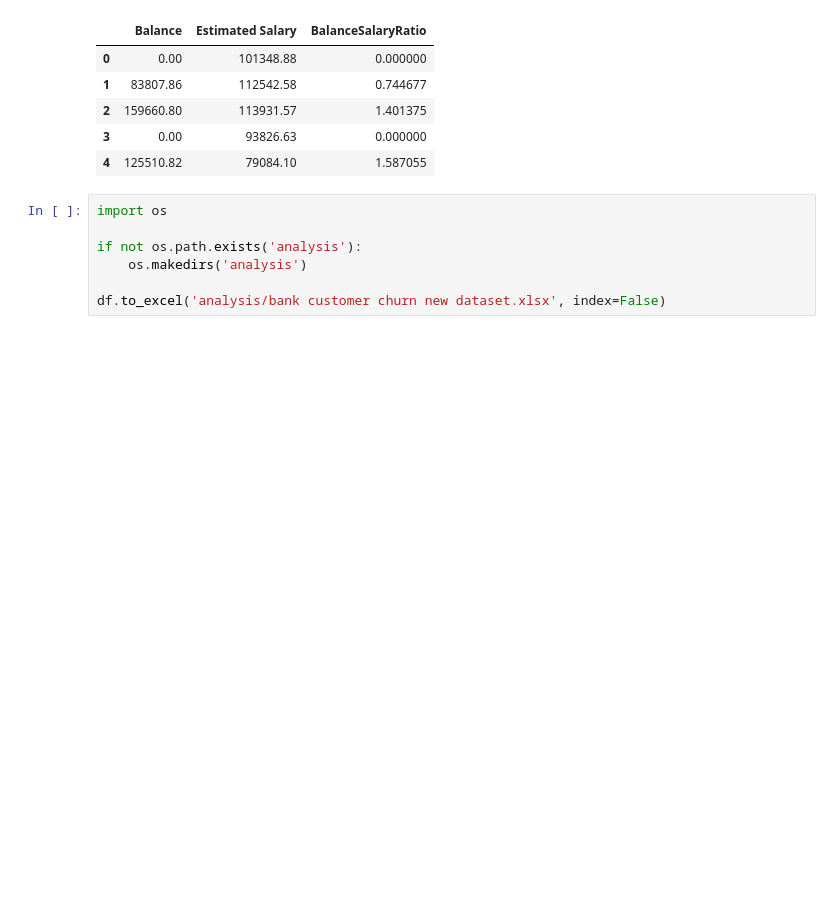
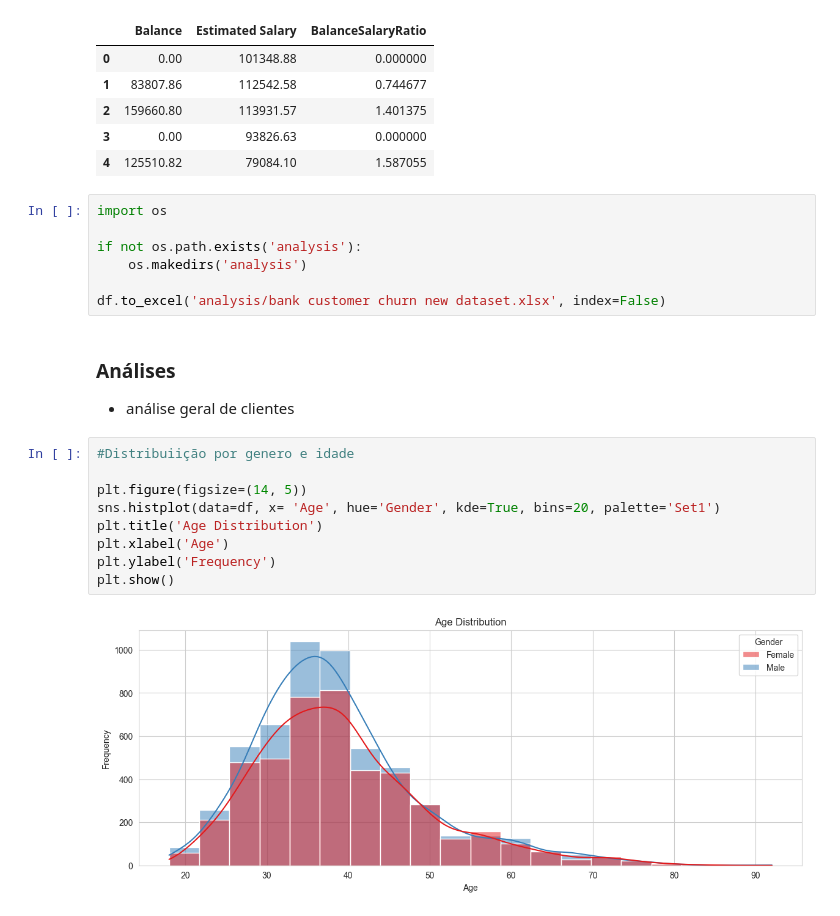
Before and after one commit to mfnogueira/banck_churn_prediction, a Jupyter notebook: estudo.ipynb, the cells around one changed output. Saved outputs shown, nothing was run; the diff lists cells and outputs as text; blank space fills up the shorter version.

```diff
--- a/estudo.ipynb
+++ b/estudo.ipynb
@@ -346,3 +346,18 @@ if not os.path.exists('analysis'):
     os.makedirs('analysis')
 
 df.to_excel('analysis/bank customer churn new dataset.xlsx', index=False)
+# %% [markdown]
+### Análises
+
+- análise geral de clientes
+# %%
+#Distribuiição por genero e idade
+
+plt.figure(figsize=(14, 5))
+sns.histplot(data=df, x= 'Age', hue='Gender', kde=True, bins=20, palette='Set1')
+plt.title('Age Distribution')
+plt.xlabel('Age')
+plt.ylabel('Frequency')
+plt.show()
+# %% [output]
+[figure, added]
```
Also changed, not shown: parts of 97 cells of this notebook.
